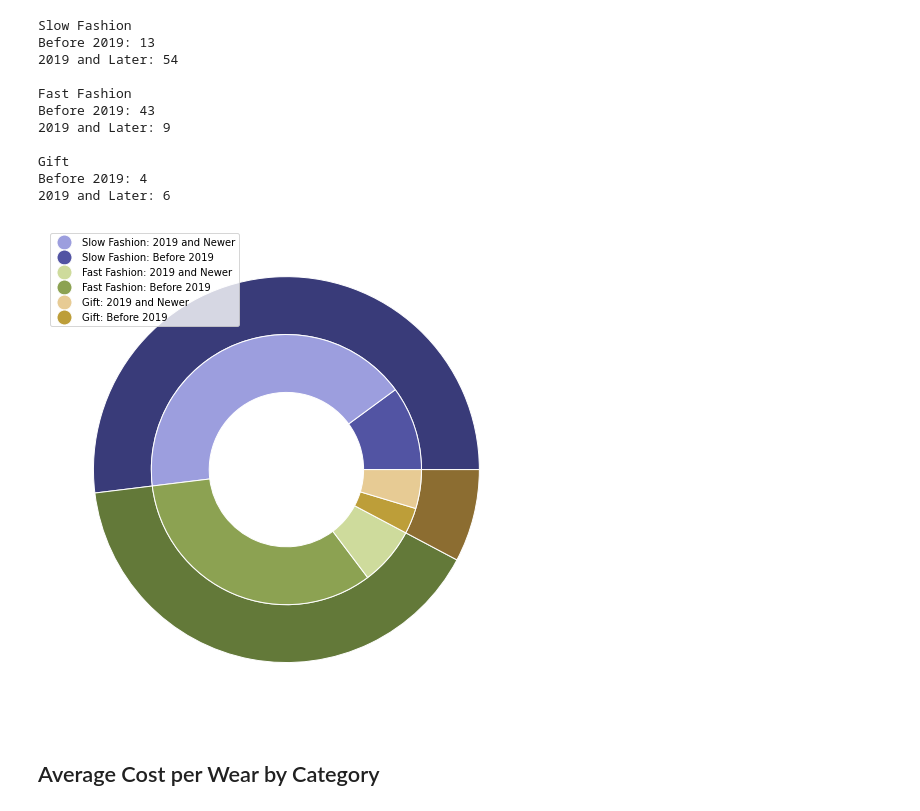
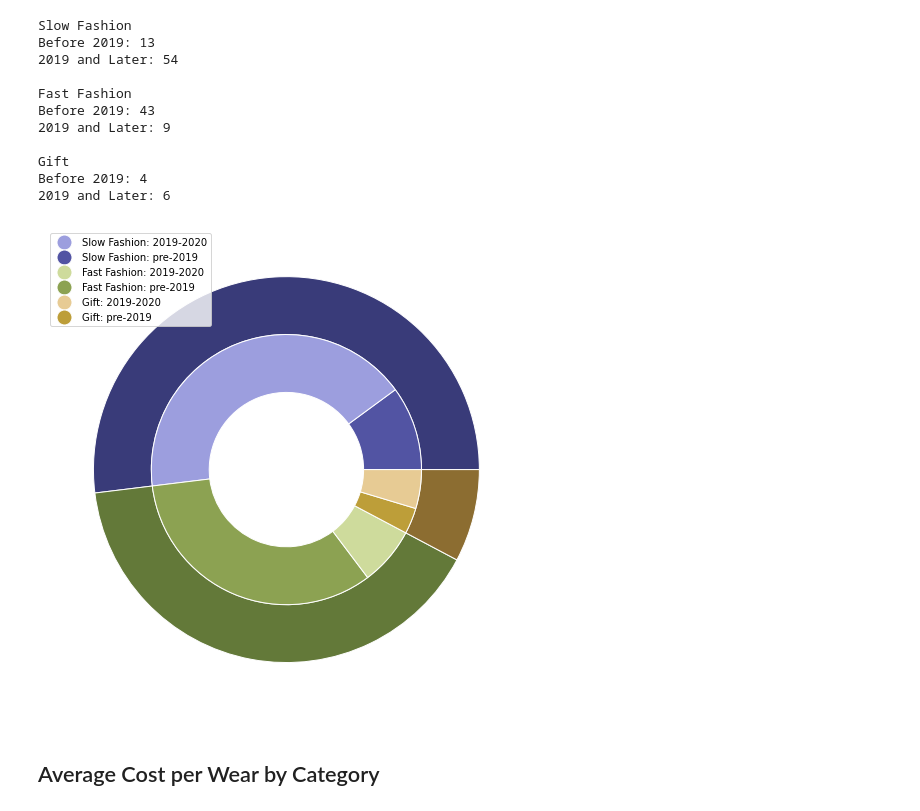
Before and after one commit to rebekahcallkacz/wardrobe-data-analysis, a Jupyter notebook: Data Analysis/data_visualization.ipynb, the cells around one changed output. Saved outputs shown, nothing was run; the diff lists cells and outputs as text; code cells hidden in the pictures.

```diff
--- a/Data Analysis/data_visualization.ipynb
+++ b/Data Analysis/data_visualization.ipynb
@@ -122,40 +122,40 @@ vals = np.array(source_sums)
 
 # Set custom colors
 cmap = plt.get_cmap("tab20b")
 outer_colors = cmap(np.arange(3)*4)
 inner_colors = cmap(np.array([1, 3, 5, 7, 9, 11]))
 
 # Plot outer donut
 ax.pie(vals.sum(axis=1), radius=1, colors=outer_colors,
        wedgeprops=dict(width=size, edgecolor='w'))
 
 # Plot inner donut
 ax.pie(vals.flatten(), radius=1-size, colors=inner_colors,
        wedgeprops=dict(width=size, edgecolor='w'))
 ax.set(aspect="equal")
 
 
 # Create the custom legend
-legend_elements = [Line2D([0], [0], marker='o', color='w', label=f'{sources[0]}: 2019 and Newer',
+legend_elements = [Line2D([0], [0], marker='o', color='w', label=f'{sources[0]}: 2019-2020',
                           markerfacecolor=cmap(3), markersize=15),
-                   Line2D([0], [0], marker='o', color='w', label=f'{sources[0]}: Before 2019',
+                   Line2D([0], [0], marker='o', color='w', label=f'{sources[0]}: pre-2019',
                           markerfacecolor=cmap(1), markersize=15),
-                  Line2D([0], [0], marker='o', color='w', label=f'{sources[1]}: 2019 and Newer',
+                  Line2D([0], [0], marker='o', color='w', label=f'{sources[1]}: 2019-2020',
                           markerfacecolor=cmap(7), markersize=15),
-                  Line2D([0], [0], marker='o', color='w', label=f'{sources[1]}: Before 2019',
+                  Line2D([0], [0], marker='o', color='w', label=f'{sources[1]}: pre-2019',
                           markerfacecolor=cmap(5), markersize=15),
-                  Line2D([0], [0], marker='o', color='w', label=f'{sources[2]}: 2019 and Newer',
+                  Line2D([0], [0], marker='o', color='w', label=f'{sources[2]}: 2019-2020',
                           markerfacecolor=cmap(11), markersize=15),
-                  Line2D([0], [0], marker='o', color='w', label=f'{sources[2]}: Before 2019',
+                  Line2D([0], [0], marker='o', color='w', label=f'{sources[2]}: pre-2019',
                           markerfacecolor=cmap(9), markersize=15)]
 ax.legend(handles=legend_elements, loc='upper left')
 
 # Finalize plot format and save
 plt.tight_layout()
 plt.savefig('../Assets/Images/acquisitiontypes.png')
 plt.show()
 # %% [output]
-[figure, old version]
+[figure, new version]
 # %% [markdown]
 ## Average Cost per Wear by Category
 # %%
```
Also changed, not shown: 5 other files.
